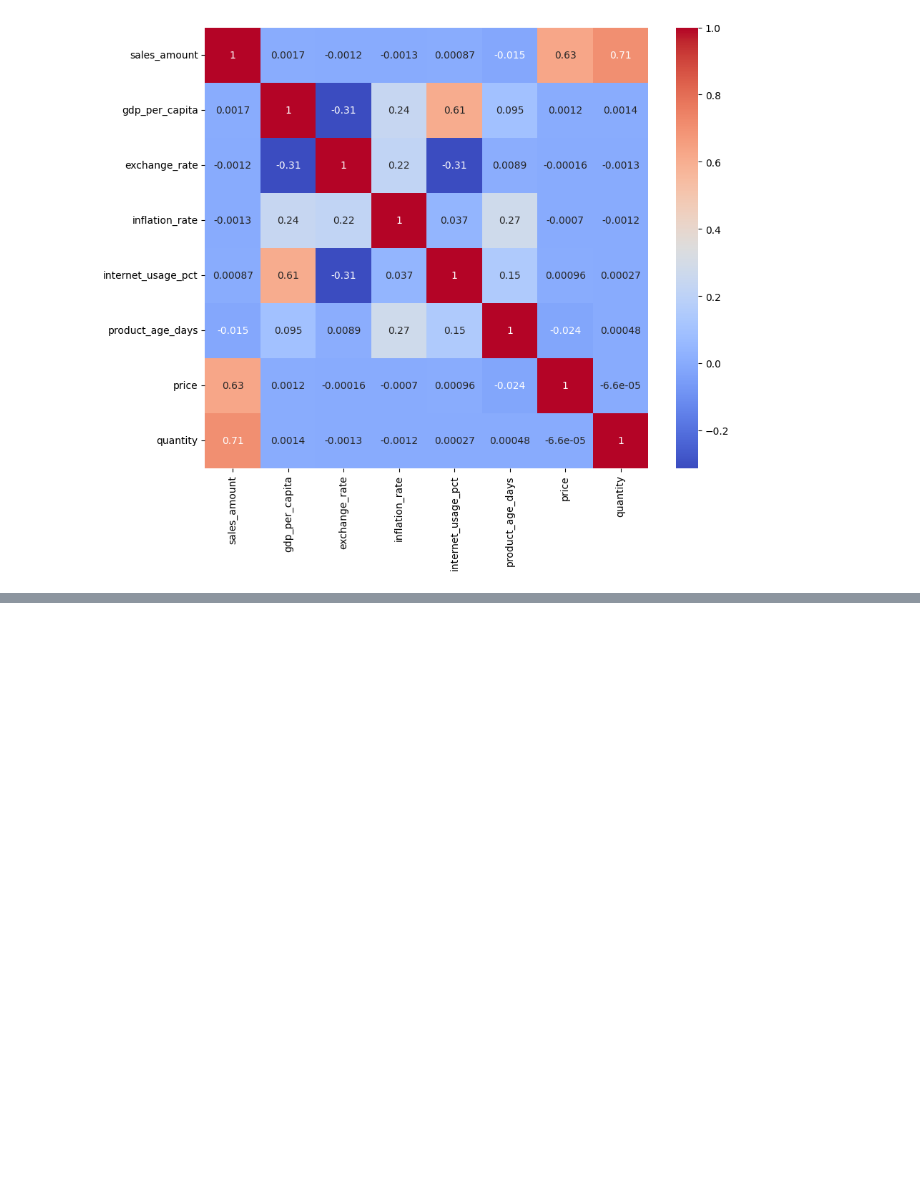
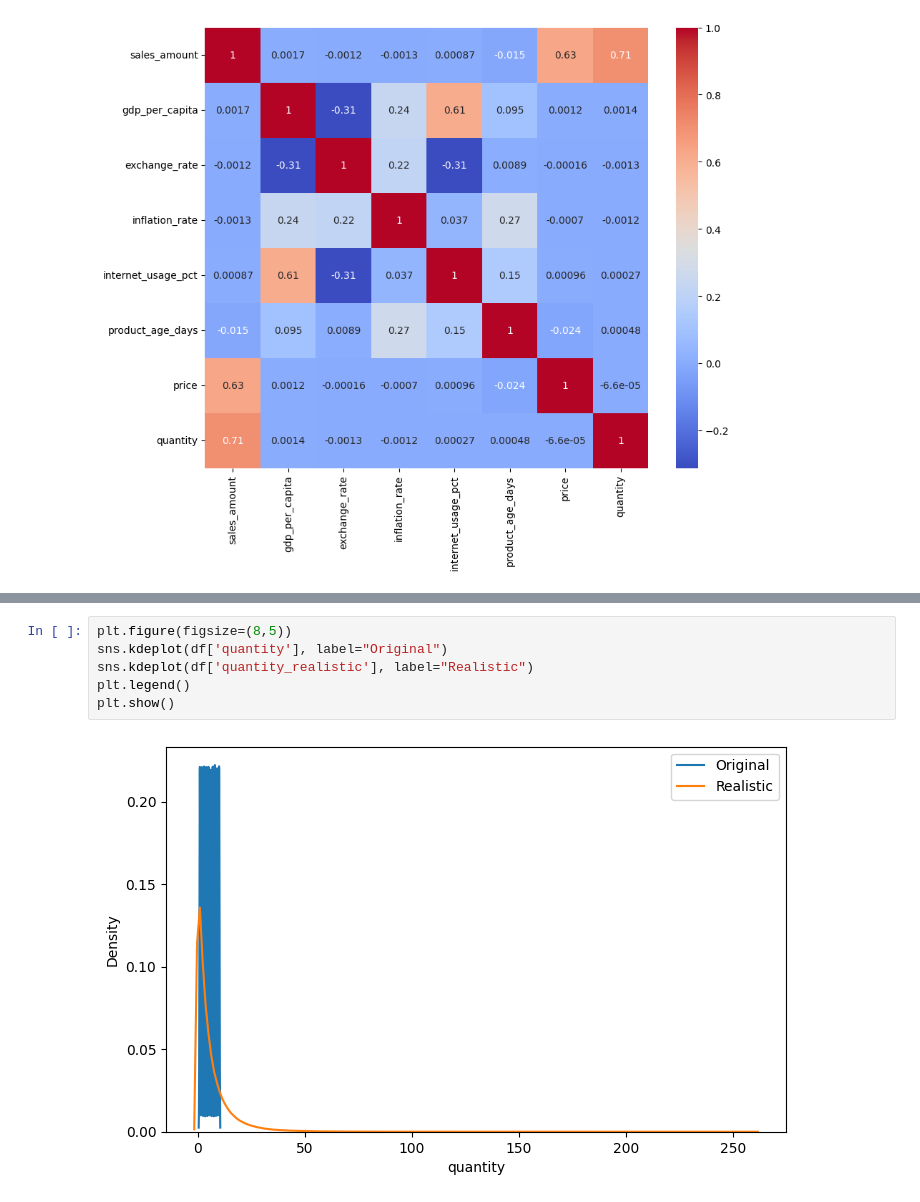
Before and after one commit to AliSherif2303/Apple-Retail-Sales-Forcasting, a Jupyter notebook: notebooks/002_preprocess_externals.ipynb, the cells around one changed output, grey strips where cells are left out. Saved outputs shown, nothing was run; the diff lists cells and outputs as text; blank space fills up the shorter version.

```diff
--- a/notebooks/002_preprocess_externals.ipynb
+++ b/notebooks/002_preprocess_externals.ipynb
@@ -328,0 +594,8 @@ plt.show()
+# %%
+plt.figure(figsize=(8,5))
+sns.kdeplot(df['quantity'], label="Original")
+sns.kdeplot(df['quantity_realistic'], label="Realistic")
+plt.legend()
+plt.show()
+# %% [output]
+[figure, added]
```
Also changed, not shown: parts of 48 cells of this notebook, 14 other files.
